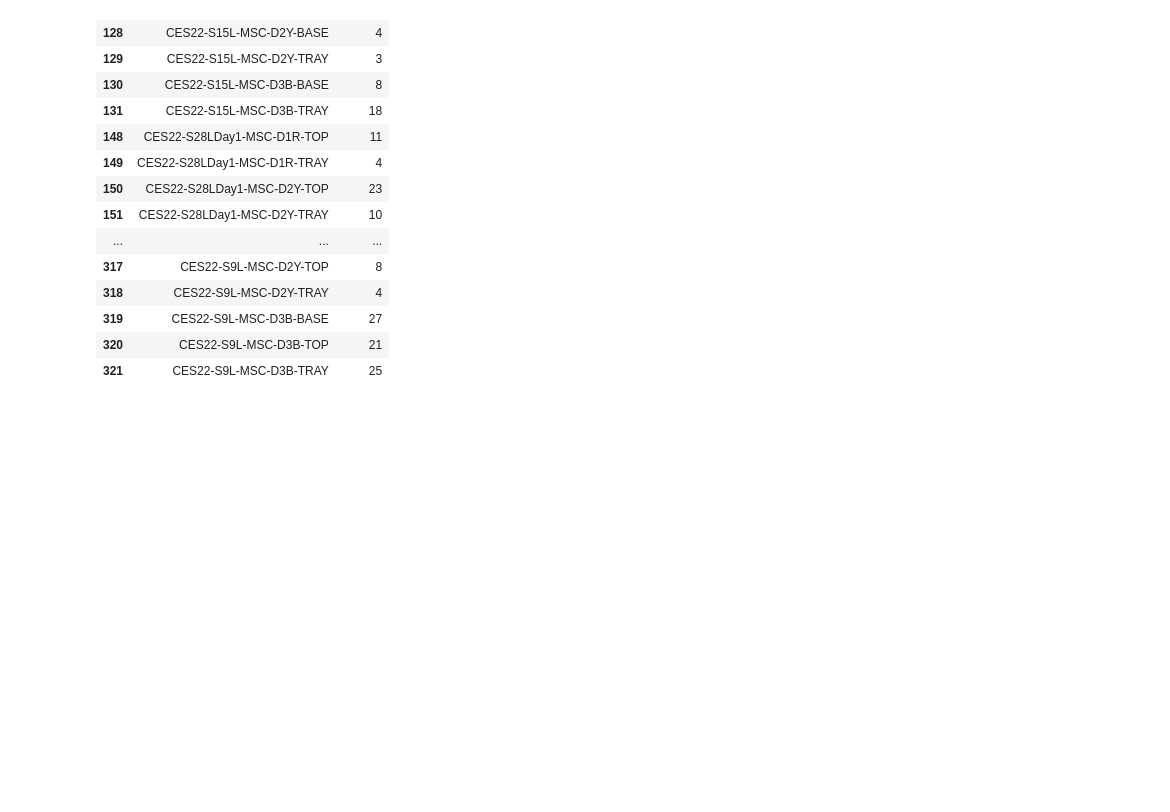
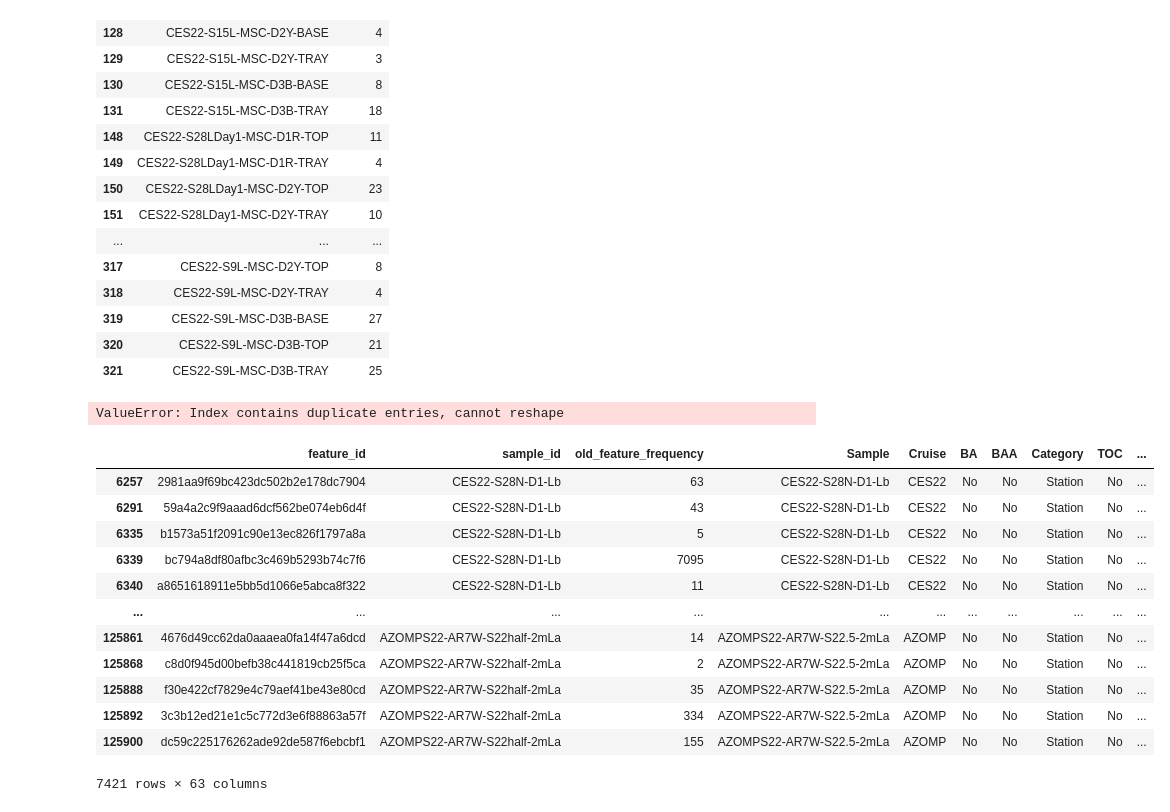
Before and after one commit to dianahaider/make_defractionated_samples, a Jupyter notebook: make_defract.ipynb, the cells around one changed output. Drawn from its saved outputs; the diff is of its cells as text; code cells hidden in the pictures; blank space fills up the shorter version.

```diff
--- a/make_defract.ipynb
+++ b/make_defract.ipynb
@@ -5,8 +8,6 @@ import numpy as np
 # %%
 #import your ASV biom table
-comm = 'chloro' #OR
-comm = 'bact'
-biom = pd.read_csv('ASVs_.csv')
+biom = pd.read_csv('ASVs_'+comm+'.csv')
 
 #import your metadata
 md = pd.read_csv('Metadata_OG.csv') #take the habit of avoiding spaces in file names
@@ -108,4 +109,27 @@ sepSLRA['ratio'] = sepSLRA['feature_frequency']/sepSLRA['Total'] #calculate the
 sepSLRA['nASVs'] = sepSLRA['feature_id'].groupby(sepSLRA['sampleid']).transform('nunique') #calculate the number of ASVs per sample
 
 sepSLRA = sepSLRA.drop_duplicates()
+# %%
+newbiom = sepSLRA[['sampleid', 'feature_id', 'feature_frequency']].copy()
+newbiom.drop_duplicates(inplace=True)
+
+newbiom = sepSLRA.pivot(index='feature_id', columns='sampleid', values='feature_frequency')
+# %% [output]
+ValueError: Index contains duplicate entries, cannot reshape
+# %%
+sepSLRA
+# %% [output]
+|  | feature_id | sample_id | old_feature_frequency | Sample | Cruise | BA | BAA | Category | TOC | ... |
+| 6257 | 2981aa9f69bc423dc502b2e178dc7904 | CES22-S28N-D1-Lb | 63 | CES22-S28N-D1-Lb | CES22 | No | No | Station | No | ... |
+| 6291 | 59a4a2c9f9aaad6dcf562be074eb6d4f | CES22-S28N-D1-Lb | 43 | CES22-S28N-D1-Lb | CES22 | No | No | Station | No | ... |
+| 6335 | b1573a51f2091c90e13ec826f1797a8a | CES22-S28N-D1-Lb | 5 | CES22-S28N-D1-Lb | CES22 | No | No | Station | No | ... |
+| 6339 | bc794a8df80afbc3c469b5293b74c7f6 | CES22-S28N-D1-Lb | 7095 | CES22-S28N-D1-Lb | CES22 | No | No | Station | No | ... |
+| 6340 | a8651618911e5bb5d1066e5abca8f322 | CES22-S28N-D1-Lb | 11 | CES22-S28N-D1-Lb | CES22 | No | No | Station | No | ... |
+| ... | ... | ... | ... | ... | ... | ... | ... | ... | ... | ... |
+| 125861 | 4676d49cc62da0aaaea0fa14f47a6dcd | AZOMPS22-AR7W-S22half-2mLa | 14 | AZOMPS22-AR7W-S22.5-2mLa | AZOMP | No | No | Station | No | ... |
+| 125868 | c8d0f945d00befb38c441819cb25f5ca | AZOMPS22-AR7W-S22half-2mLa | 2 | AZOMPS22-AR7W-S22.5-2mLa | AZOMP | No | No | Station | No | ... |
+| 125888 | f30e422cf7829e4c79aef41be43e80cd | AZOMPS22-AR7W-S22half-2mLa | 35 | AZOMPS22-AR7W-S22.5-2mLa | AZOMP | No | No | Station | No | ... |
+| 125892 | 3c3b12ed21e1c5c772d3e6f88863a57f | AZOMPS22-AR7W-S22half-2mLa | 334 | AZOMPS22-AR7W-S22.5-2mLa | AZOMP | No | No | Station | No | ... |
+| 125900 | dc59c225176262ade92de587f6ebcbf1 | AZOMPS22-AR7W-S22half-2mLa | 155 | AZOMPS22-AR7W-S22.5-2mLa | AZOMP | No | No | Station | No | ... |
+7421 rows × 63 columns
 # %%
```
Also changed, not shown: parts of 2 cells of this notebook.
